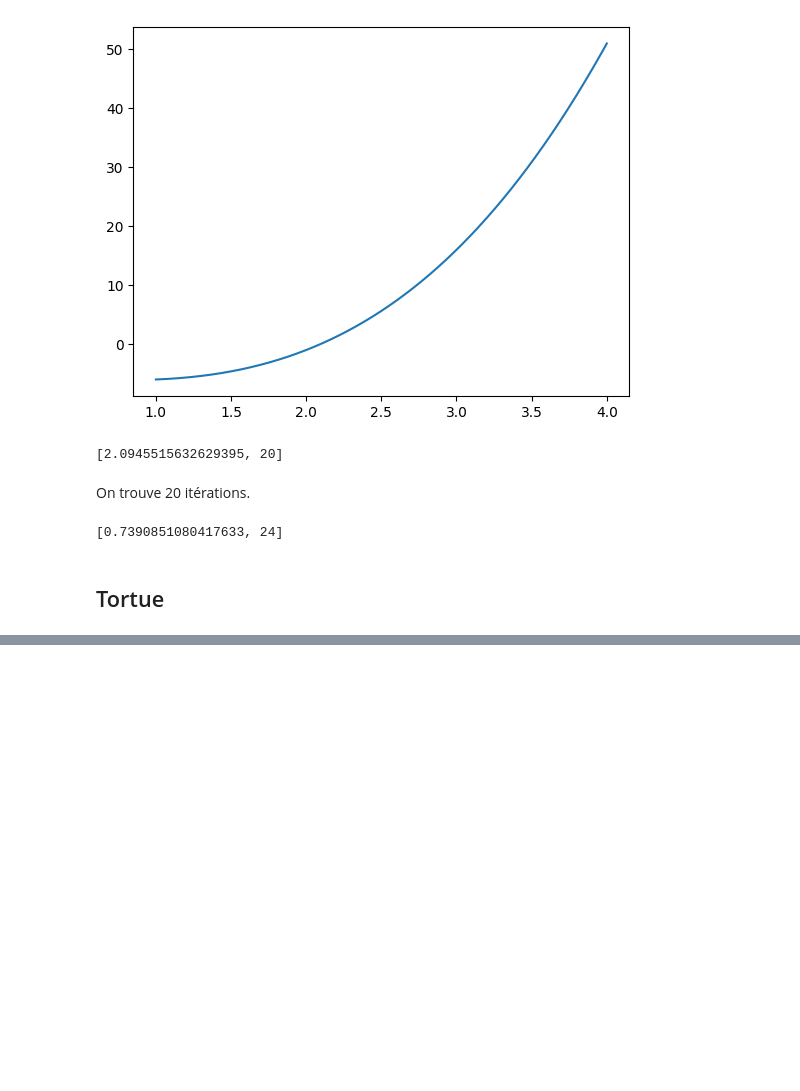
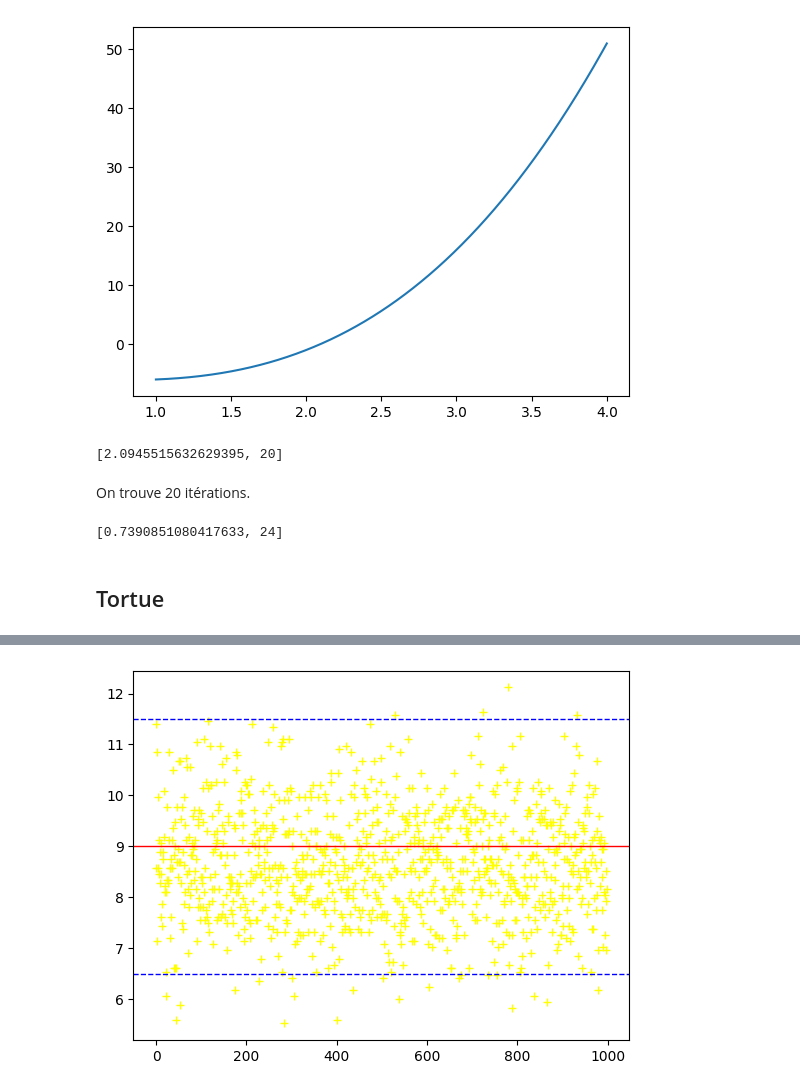
Before and after one commit to Falite/Notebooks-Jupyter, a Jupyter notebook: MEE Degree/Exercices-Python-CC.ipynb, the cells around one changed output, grey strips where cells are left out. Drawn from its saved outputs; the diff is of its cells as text; code cells hidden in the pictures; blank space fills up the shorter version.

```diff
--- a/MEE Degree/Exercices-Python-CC.ipynb
+++ b/MEE Degree/Exercices-Python-CC.ipynb
@@ -61,0 +142,19 @@ koch(900, 2)
+# %%
+echantillon=1000
+mise=9
+parties=50
+
+E=[]
+for i in range(1,echantillon):
+    m=0
+    for j in range(1,parties):
+        m+=jeuloterie(mise)[2]
+    E.append(m/parties)
+
+plt.plot(E,'+',color="yellow")
+plt.axhline(y=mise, color='red', linestyle='-', linewidth=1)
+plt.axhline(y=mise-2.5, color='blue', linestyle='--', linewidth=1)
+plt.axhline(y=mise+2.5, color='blue', linestyle='--', linewidth=1)
+plt.show()
+# %% [output]
+[figure, added]
```
Also changed, not shown: parts of 6 cells of this notebook, 4 other files.
